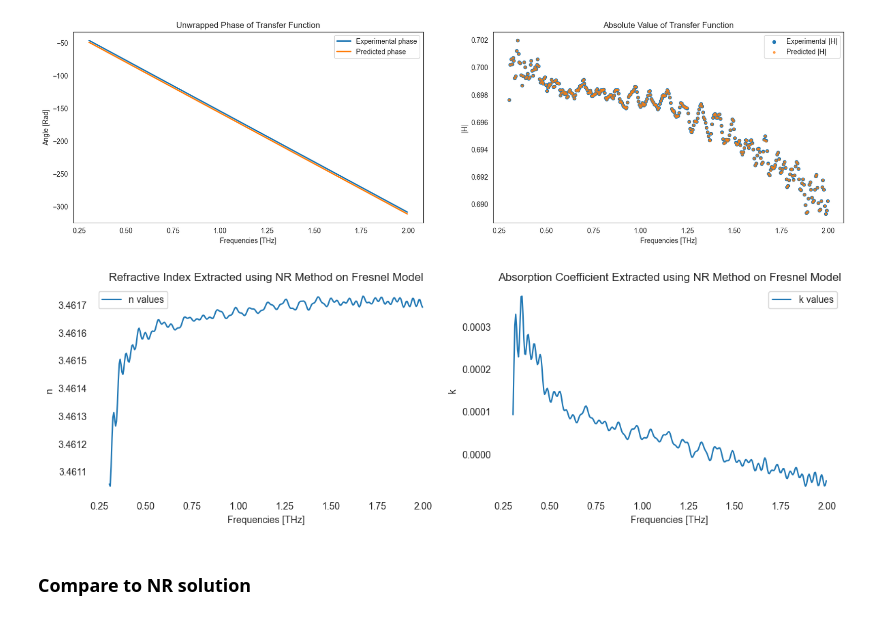
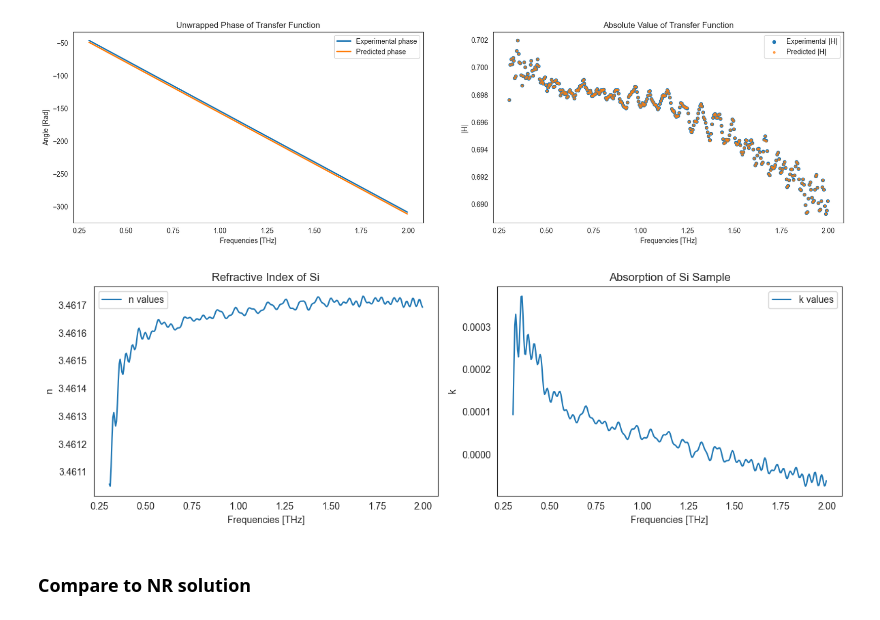
Before and after one commit to tls54/THz-TDS, a Jupyter notebook: PINNs/Experimental_freq_dep.ipynb, the cells around one changed output. Drawn from its saved outputs; the diff is of its cells as text; code cells hidden in the pictures.

Commit message:
Minor alterations to plots.

```diff
--- a/PINNs/Experimental_freq_dep.ipynb
+++ b/PINNs/Experimental_freq_dep.ipynb
@@ -210,31 +210,29 @@ NR = NR[NR['frequencies'] >= 0.3]
 # %%
 sns.set_style("white")  # Removes grid and background automatically
 
 
 # Create the first subplot (assuming 'data1' is your first dataset)
 fig, (ax1, ax2) = plt.subplots(1, 2, figsize=(12, 4))
-for ax in [ax1, ax2]:
-    for spine in ax.spines.values():
-        spine.set_visible(False)
+
 
 # First plot: Approximate values of n from NR solution
 sns.lineplot(x=NR['frequencies'], y=NR['n'], label="n values", ax=ax1)
-ax1.set_title('Refractive Index Extracted using NR Method on Fresnel Model')
+ax1.set_title('Refractive Index of Si')
 ax1.yaxis.set_major_formatter(ticker.ScalarFormatter(useOffset=False))
 ax1.set_xlabel('Frequencies [THz]')
 
 # Second plot (assuming 'data2' is your second dataset with x and y values)
 sns.lineplot(x=NR['frequencies'], y=NR['k'], label="k values", ax=ax2)
-ax2.set_title('Absorption Coefficient Extracted using NR Method on Fresnel Model')
+ax2.set_title('Absorption of Si Sample')
 ax2.yaxis.set_major_formatter(ticker.ScalarFormatter(useOffset=False))
 ax2.set_xlabel('Frequencies [THz]')
 
 # Adjust layout and add main title if needed
 plt.tight_layout()
 plt.legend()
 plt.show()
 # %% [output]
-[figure, old version]
+[figure, new version]
 # %% [markdown]
 ### Compare to NR solution
 # %%
```
Also changed, not shown: parts of 3 cells of this notebook.
